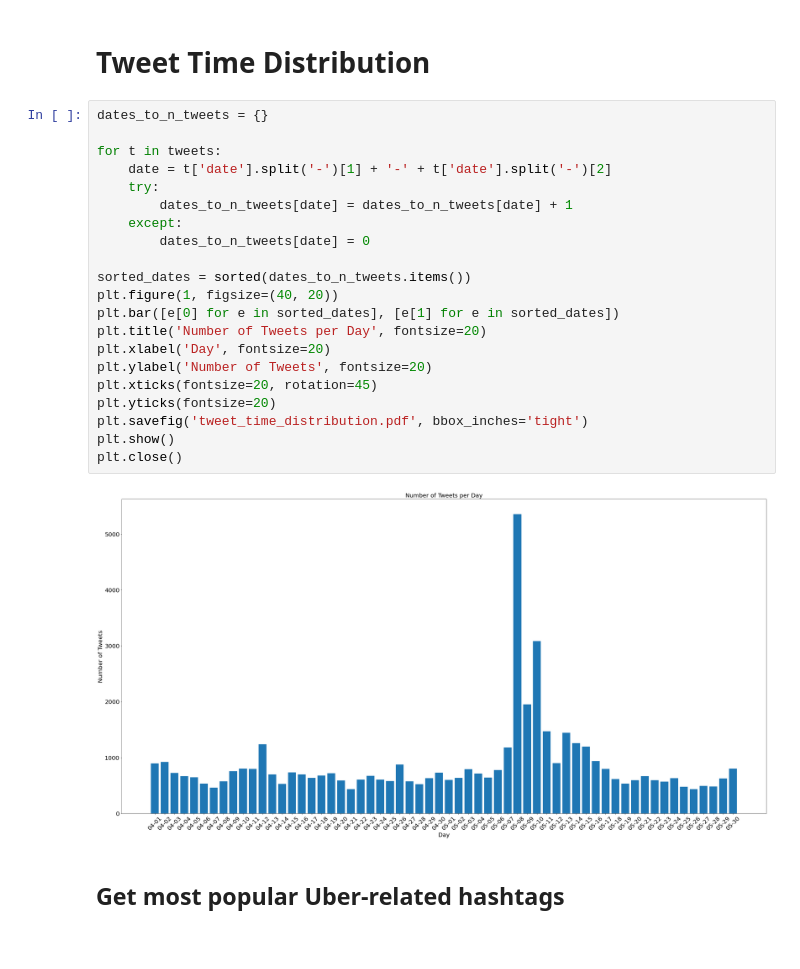
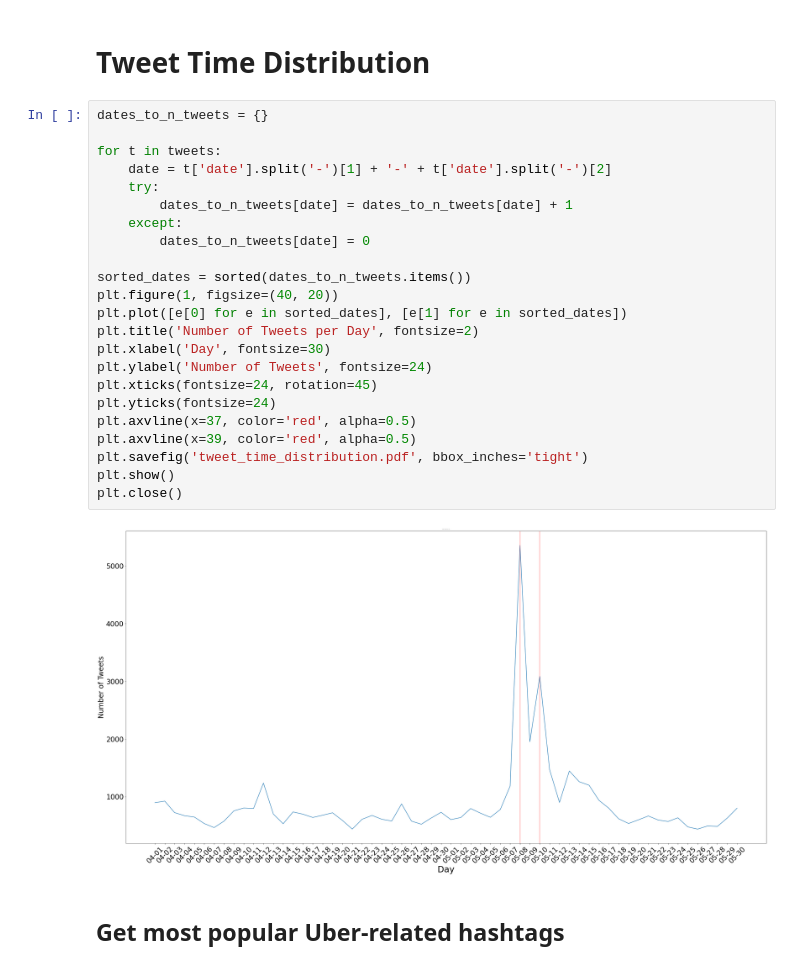
Before and after one commit to MethDamon/uber_thesis, a Jupyter notebook: Tweets_Hashtags_Analysis.ipynb, the cells around one changed output. Saved outputs shown, nothing was run; the diff lists cells and outputs as text.

Commit message:
Change timeline charts to line plots and include vertical lines for events

```diff
--- a/Tweets_Hashtags_Analysis.ipynb
+++ b/Tweets_Hashtags_Analysis.ipynb
@@ -34,26 +34,28 @@ Number of tweets read in:       51853
 # %%
 dates_to_n_tweets = {}
 
 for t in tweets:
     date = t['date'].split('-')[1] + '-' + t['date'].split('-')[2]
     try:
         dates_to_n_tweets[date] = dates_to_n_tweets[date] + 1
     except:
         dates_to_n_tweets[date] = 0
 
 sorted_dates = sorted(dates_to_n_tweets.items())
 plt.figure(1, figsize=(40, 20))
-plt.bar([e[0] for e in sorted_dates], [e[1] for e in sorted_dates])
-plt.title('Number of Tweets per Day', fontsize=20)
-plt.xlabel('Day', fontsize=20)
-plt.ylabel('Number of Tweets', fontsize=20)
-plt.xticks(fontsize=20, rotation=45)
-plt.yticks(fontsize=20)
+plt.plot([e[0] for e in sorted_dates], [e[1] for e in sorted_dates])
+plt.title('Number of Tweets per Day', fontsize=2)
+plt.xlabel('Day', fontsize=30)
+plt.ylabel('Number of Tweets', fontsize=24)
+plt.xticks(fontsize=24, rotation=45)
+plt.yticks(fontsize=24)
+plt.axvline(x=37, color='red', alpha=0.5)
+plt.axvline(x=39, color='red', alpha=0.5)
 plt.savefig('tweet_time_distribution.pdf', bbox_inches='tight')
 plt.show()
 plt.close()
 # %% [output]
-[figure, old version]
+[figure, new version]
 # %% [markdown]
 ## Get most popular Uber-related hashtags
 # %%
```
Also changed, not shown: parts of 2 cells of this notebook, 1 other file.
